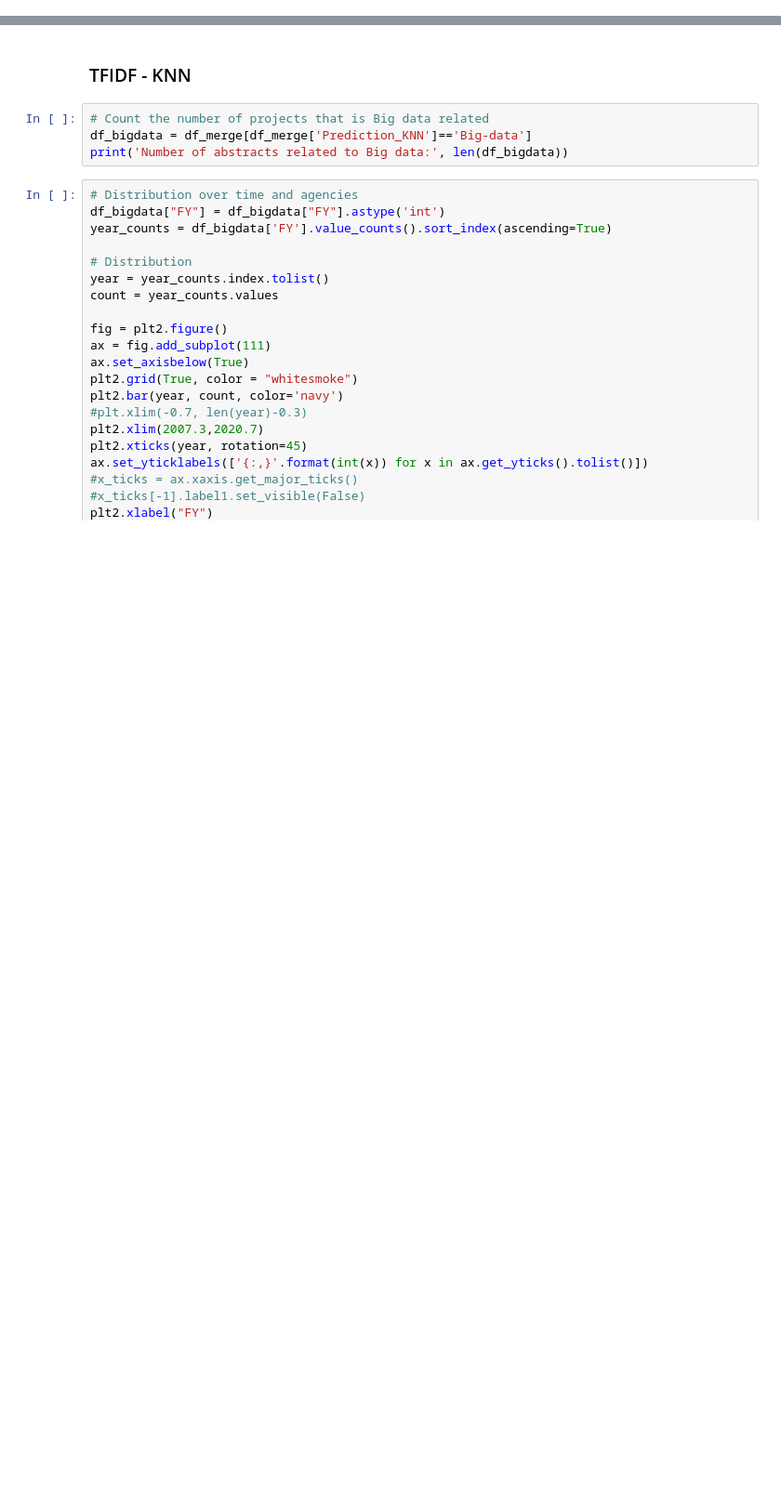
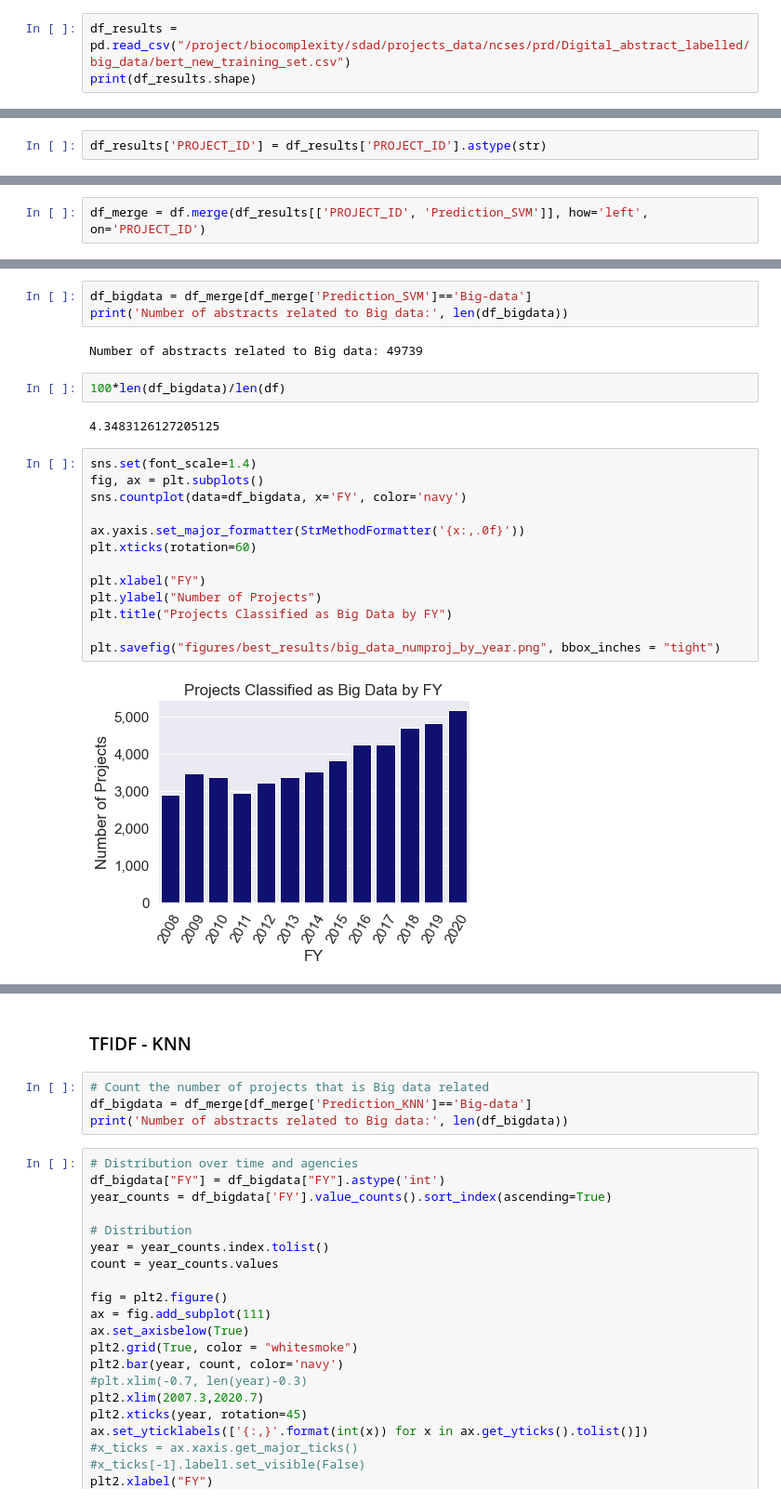
Before and after one commit to uva-bi-sdad/publicrd, a Jupyter notebook: src/Digitalization/classifiers/final_training_set/results_analysis.ipynb, the cells around one changed output, grey strips where cells are left out. Shown: that part at 93% size. Drawn from its saved outputs; the diff is of its cells as text; blank space fills up the shorter version.

```diff
--- a/src/Digitalization/classifiers/final_training_set/results_analysis.ipynb
+++ b/src/Digitalization/classifiers/final_training_set/results_analysis.ipynb
@@ -0,0 +236,3 @@
+# %%
+df_results = pd.read_csv("/project/biocomplexity/sdad/projects_data/ncses/prd/Digital_abstract_labelled/big_data/bert_new_training_set.csv")
+print(df_results.shape)
@@ -0,0 +255,2 @@
+# %%
+df_results['PROJECT_ID'] = df_results['PROJECT_ID'].astype(str)
@@ -0,0 +276,2 @@
+# %%
+df_merge = df.merge(df_results[['PROJECT_ID', 'Prediction_SVM']], how='left', on='PROJECT_ID')
@@ -0,0 +312,24 @@
+# %%
+df_bigdata = df_merge[df_merge['Prediction_SVM']=='Big-data']
+print('Number of abstracts related to Big data:', len(df_bigdata))
+# %% [output]
+Number of abstracts related to Big data: 49739
+# %%
+100*len(df_bigdata)/len(df)
+# %% [output]
+4.3483126127205125
+# %%
+sns.set(font_scale=1.4)
+fig, ax = plt.subplots()
+sns.countplot(data=df_bigdata, x='FY', color='navy')
+
+ax.yaxis.set_major_formatter(StrMethodFormatter('{x:,.0f}'))
+plt.xticks(rotation=60)
+
+plt.xlabel("FY")
+plt.ylabel("Number of Projects")
+plt.title("Projects Classified as Big Data by FY")
+
+plt.savefig("figures/best_results/big_data_numproj_by_year.png", bbox_inches = "tight")
+# %% [output]
+[figure, added]
```
Also changed, not shown: parts of 40 cells of this notebook, 14 other files.
